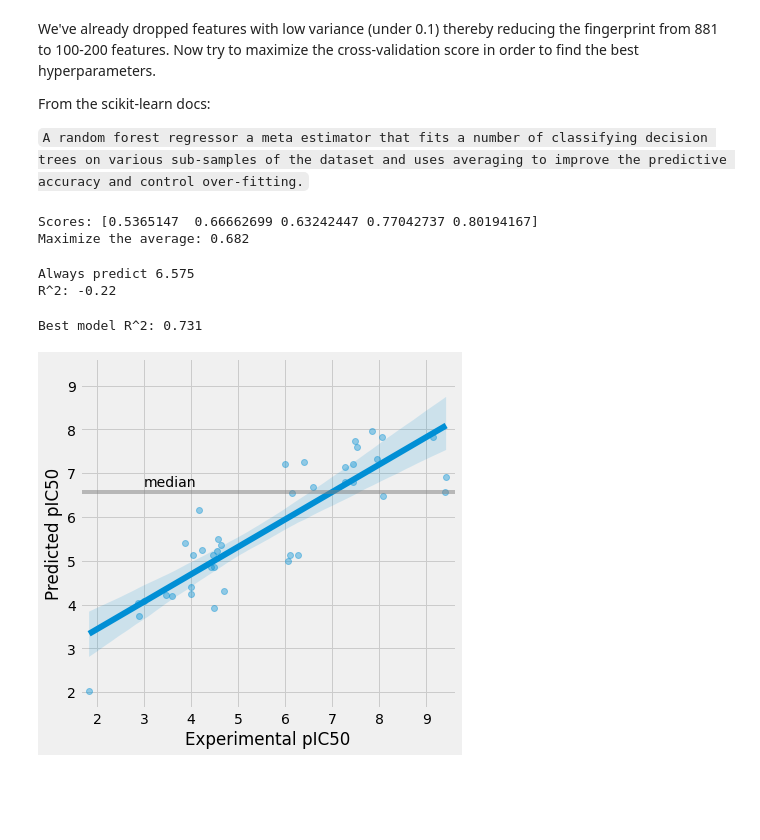
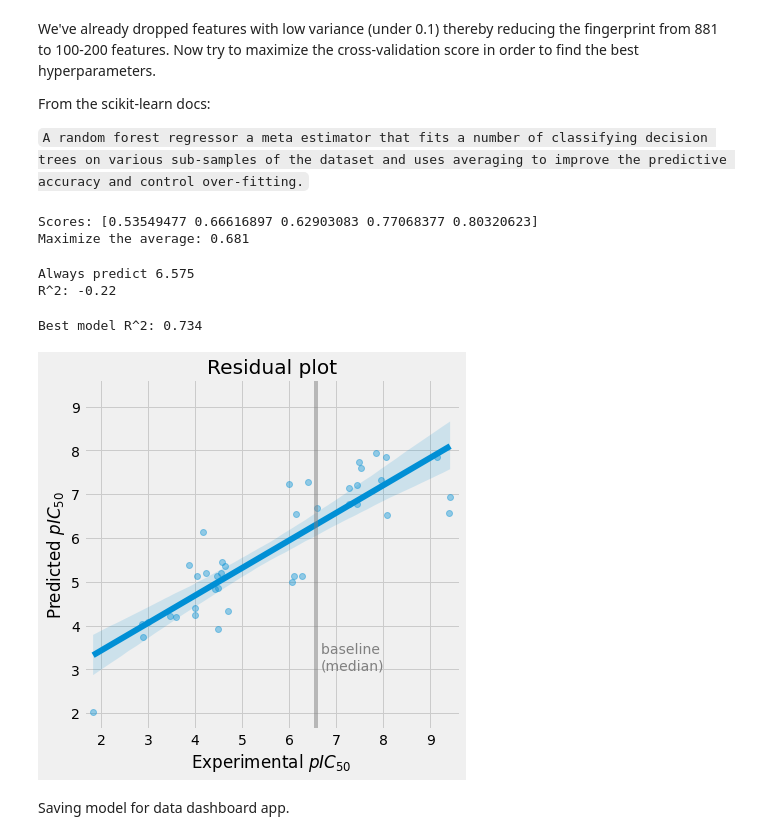
Before and after one commit to Germain-Drug-Discovery-Project/drug-discovery-project, a Jupyter notebook: drug_discovery_colab.ipynb, the cells around one changed output. Saved outputs shown, nothing was run; the diff lists cells and outputs as text; code cells hidden in the pictures; blank space fills up the shorter version.

```diff
--- a/drug_discovery_colab.ipynb
+++ b/drug_discovery_colab.ipynb
@@ -340,7 +358,7 @@ We've already dropped features with low variance (under 0.1) thereby reducing th
 
 `A random forest regressor a meta estimator that fits a number of classifying decision trees on various sub-samples of the dataset and uses averaging to improve the predictive accuracy and control over-fitting.`
 # %%
-rfr = RandomForestRegressor(n_estimators=1000,
+rfr = RandomForestRegressor(n_estimators=1500,
                             ccp_alpha=.01,
                             random_state=36)
 
@@ -348,15 +366,14 @@ cv_scores = cross_val_score(rfr, X_train, y_train, cv=5)
 print("Scores:", cv_scores)
 print("Maximize the average:", round(cv_scores.mean(),3))
 # %% [output]
-Scores: [0.5365147  0.66662699 0.63242447 0.77042737 0.80194167]
-Maximize the average: 0.682
+Scores: [0.53549477 0.66616897 0.62903083 0.77068377 0.80320623]
+Maximize the average: 0.681
 # %%
 #Baseline
-print("Always predict", y_train.median())
-dr = DummyRegressor(strategy='median')
+median = y_train.median()
+dr = DummyRegressor(strategy='median').fit(X_train, y_train)
 #Evaluation
-dr.fit(X_train, y_train)
-print("R^2:", round(dr.score(X_test, y_test),3))
+print("Always predict", median, "\nR^2:", round(dr.score(X_test, y_test),3))
 # %% [output]
 Always predict 6.575
 R^2: -0.22
@@ -365,18 +382,21 @@ R^2: -0.22
 rfr.fit(X_train, y_train)
 print("Best model R^2:", round(rfr.score(X_test, y_test),3))
 # %% [output]
-Best model R^2: 0.731
+Best model R^2: 0.734
+# %%
+rf_preds = rfr.predict(X_test)
 # %%
-predictions = rfr.predict(X_test)
-
-ax = sns.regplot(x=y_test, y=predictions, scatter_kws={'alpha':.4})
-ax.axhline(y_train.median(), color='gray', alpha=.5)
-ax.text(3, 6.7, 'median')
-ax.set_xlabel('Experimental pIC50')
-ax.set_ylabel('Predicted pIC50')
+ax = sns.regplot(x=y_test, y=rf_preds, scatter_kws={'alpha':.4})
+ax.axvline(y_train.median(), color='gray', alpha=.5)
+ax.text(median+.1, 3, 'baseline \n(median)', color='gray')
+ax.set_xlabel('Experimental $pIC_{50}$')
+ax.set_ylabel('Predicted $pIC_{50}$')
+ax.set_title('Residual plot')
 pIC50_range = (y_test.min()-.2, y_test.max()+.2)
 ax.set_xlim(pIC50_range)
 ax.set_ylim(pIC50_range)
 plt.show()
 # %% [output]
-[figure, old version]
+[figure, new version]
+# %% [markdown]
+Saving model for data dashboard app.
```
Also changed, not shown: parts of 14 cells of this notebook, 2 other files.
